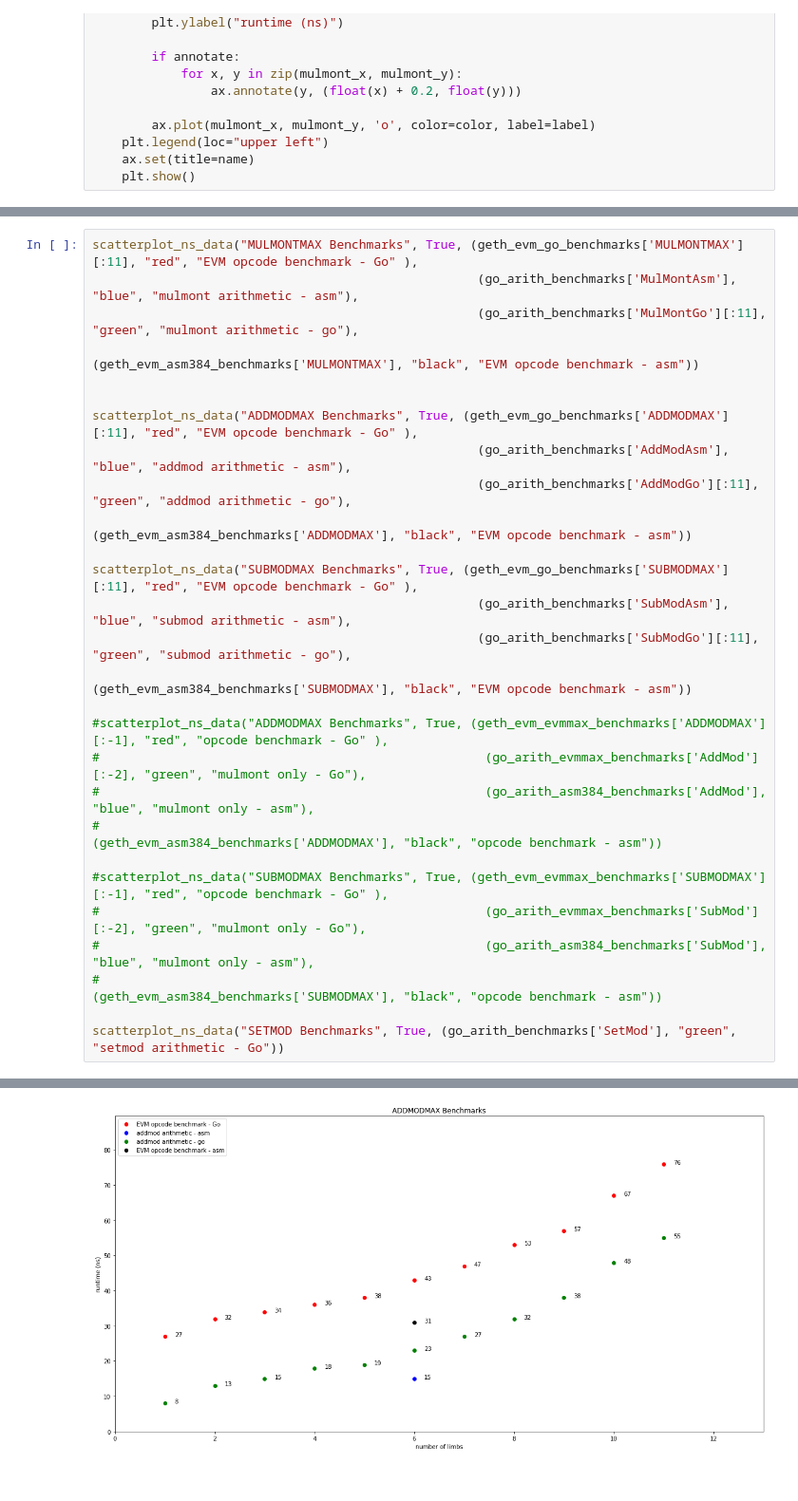
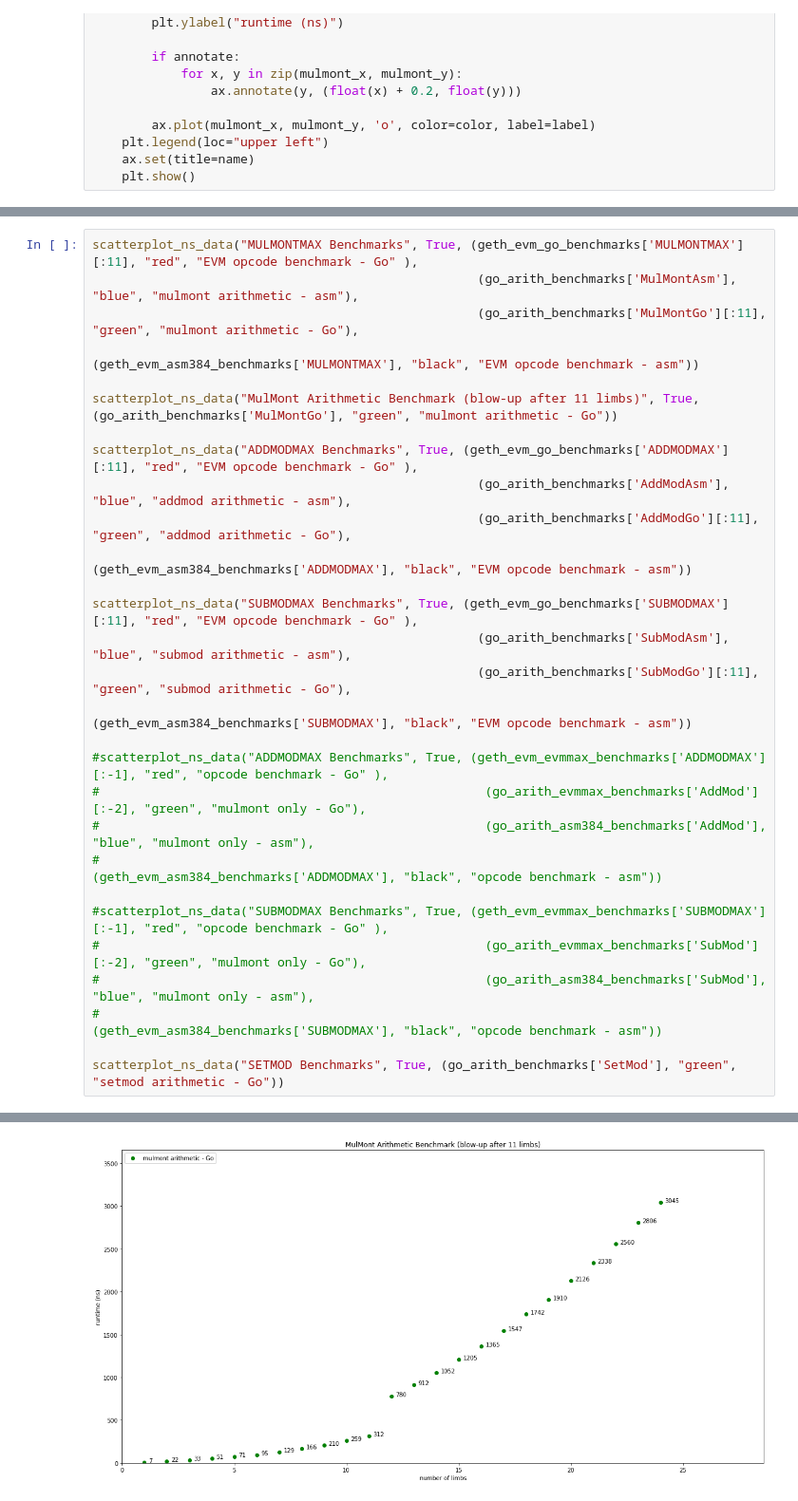
Before and after one commit to jwasinger/plots, a Jupyter notebook: evmmax-no-eof-writeup/plot.ipynb, the cells around one changed output, grey strips where cells are left out. Shown at 95% size. Drawn from its saved outputs; the diff is of its cells as text.

```diff
--- a/evmmax-no-eof-writeup/plot.ipynb
+++ b/evmmax-no-eof-writeup/plot.ipynb
@@ -152,18 +157,19 @@ EVM benchmarks for `SETMODMAX` are omitted because EVM interpreter overhead is i
 # %%
 scatterplot_ns_data("MULMONTMAX Benchmarks", True, (geth_evm_go_benchmarks['MULMONTMAX'][:11], "red", "EVM opcode benchmark - Go" ),
                                                     (go_arith_benchmarks['MulMontAsm'], "blue", "mulmont arithmetic - asm"),
-                                                    (go_arith_benchmarks['MulMontGo'][:11], "green", "mulmont arithmetic - go"),
+                                                    (go_arith_benchmarks['MulMontGo'][:11], "green", "mulmont arithmetic - Go"),
                                                     (geth_evm_asm384_benchmarks['MULMONTMAX'], "black", "EVM opcode benchmark - asm"))
 
+scatterplot_ns_data("MulMont Arithmetic Benchmark (blow-up after 11 limbs)", True, (go_arith_benchmarks['MulMontGo'], "green", "mulmont arithmetic - Go"))
 
 scatterplot_ns_data("ADDMODMAX Benchmarks", True, (geth_evm_go_benchmarks['ADDMODMAX'][:11], "red", "EVM opcode benchmark - Go" ),
                                                     (go_arith_benchmarks['AddModAsm'], "blue", "addmod arithmetic - asm"),
-                                                    (go_arith_benchmarks['AddModGo'][:11], "green", "addmod arithmetic - go"),
+                                                    (go_arith_benchmarks['AddModGo'][:11], "green", "addmod arithmetic - Go"),
                                                     (geth_evm_asm384_benchmarks['ADDMODMAX'], "black", "EVM opcode benchmark - asm"))
 
 scatterplot_ns_data("SUBMODMAX Benchmarks", True, (geth_evm_go_benchmarks['SUBMODMAX'][:11], "red", "EVM opcode benchmark - Go" ),
                                                     (go_arith_benchmarks['SubModAsm'], "blue", "submod arithmetic - asm"),
-                                                    (go_arith_benchmarks['SubModGo'][:11], "green", "submod arithmetic - go"),
+                                                    (go_arith_benchmarks['SubModGo'][:11], "green", "submod arithmetic - Go"),
                                                     (geth_evm_asm384_benchmarks['SUBMODMAX'], "black", "EVM opcode benchmark - asm"))
 
 #scatterplot_ns_data("ADDMODMAX Benchmarks", True, (geth_evm_evmmax_benchmarks['ADDMODMAX'][:-1], "red", "opcode benchmark - Go" ),
@@ -182 +188 @@ scatterplot_ns_data("SETMOD Benchmarks", True, (go_arith_benchmarks['SetMod'], "
-[figure, old version]
+[figure, new version]
```
Also changed, not shown: parts of 3 cells of this notebook, 3 other files.
